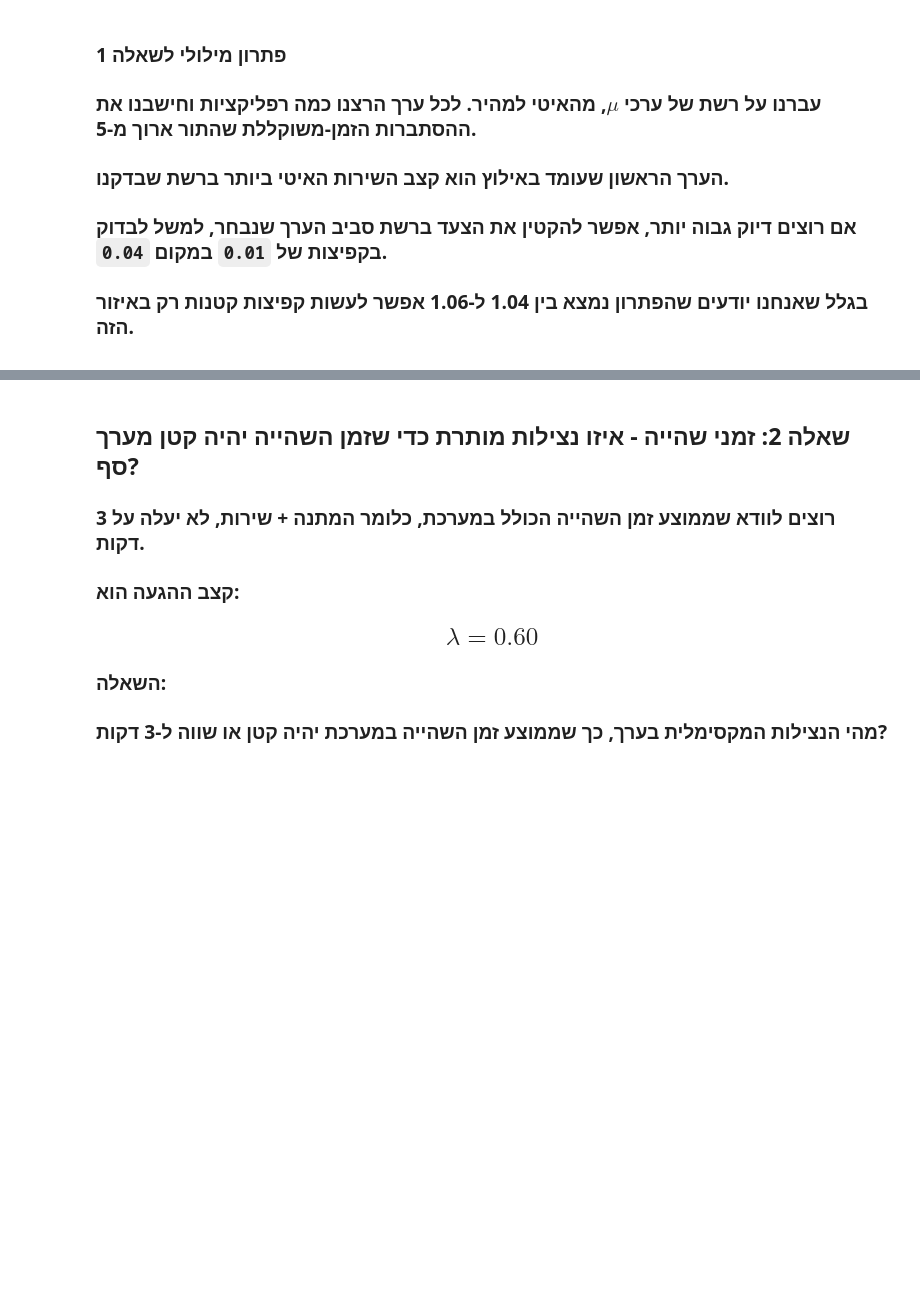
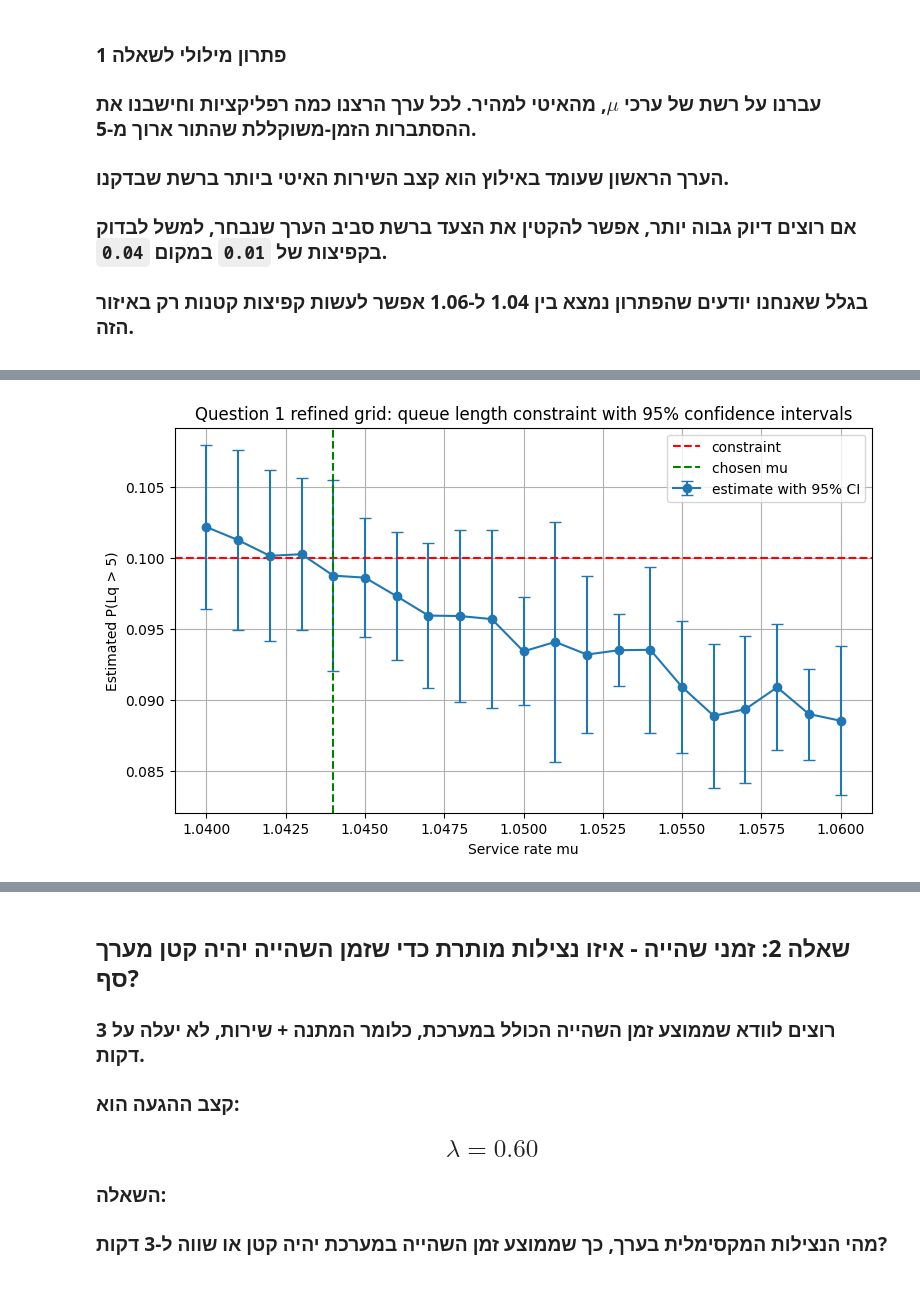
Before and after one commit to eliransher/sim_course, a Jupyter notebook: class_exersize/5_queue_analysis.ipynb, the cells around one changed output, grey strips where cells are left out. Drawn from its saved outputs; the diff is of its cells as text; code cells hidden in the pictures; blank space fills up the shorter version.

```diff
--- a/class_exersize/5_queue_analysis.ipynb
+++ b/class_exersize/5_queue_analysis.ipynb
@@ -449,0 +611,92 @@ question_1_refined_df
+# %%
+from tqdm import tqdm
+
+num_customers = 500_000
+
+service_rate_grid = np.round(np.arange(1.04, 1.061, 0.001), 5)
+
+question_1_refined_results = []
+rng = np.random.default_rng(10_000)
+Q_1_refined_sim_1 = None
+
+for service_rate in service_rate_grid:
+    if service_rate <= arrival_rate:
+        continue
+
+    replication_rows = []
+
+    for replication in tqdm(range(10)):
+        inter_arrival_times = rng.exponential(scale=1 / arrival_rate, size=num_customers)
+        service_times = rng.exponential(scale=1 / service_rate, size=num_customers)
+
+        waiting_times, sojourn_times, queue_length_distribution, number_in_system_distribution = simulate_single_server_queue_from_times(
+            inter_arrival_times=inter_arrival_times,
+            service_times=service_times,
+        )
+
+        if len(queue_length_distribution) <= queue_threshold + 1:
+            p_queue_above_threshold = 0.0
+        else:
+            p_queue_above_threshold = float(np.sum(queue_length_distribution[queue_threshold + 1:]))
+
+        replication_rows.append({
+            'p_queue_above_threshold': p_queue_above_threshold,
+            'p_queue_at_most_threshold': 1 - p_queue_above_threshold,
+        })
+
+    result = {}
+    for key in replication_rows[0]:
+        values = np.array([row[key] for row in replication_rows], dtype=float)
+        result[key] = float(np.mean(values))
+        result[key + '_std'] = float(np.std(values, ddof=1))
+
+    result['arrival_rate'] = float(arrival_rate)
+    result['service_rate'] = float(service_rate)
+    result['mean_service_time'] = float(1 / service_rate)
+    result['utilization'] = float(arrival_rate / service_rate)
+    result['num_customers'] = num_customers
+    result['num_replications'] = 3
+
+    question_1_refined_results.append(result)
+
+question_1_refined_df = pd.DataFrame(question_1_refined_results)[[
+    'service_rate',
+    'mean_service_time',
+    'utilization',
+    'p_queue_above_threshold',
+    'p_queue_at_most_threshold',
+]].round(4)
+
+feasible_q1_refined = [
+    row for row in question_1_refined_results
+    if row['p_queue_above_threshold'] <= max_probability_queue_too_long
+]
+chosen_q1_refined = feasible_q1_refined[0]
+
+# 95% confidence interval for each service rate, based on the 3 replications.
+from scipy import stats
+num_replications_refined = 3
+t_value_refined = stats.t.ppf(0.975, df=num_replications_refined - 1)
+refined_stds = np.array([row['p_queue_above_threshold_std'] for row in question_1_refined_results])
+refined_half_widths = t_value_refined * refined_stds / np.sqrt(num_replications_refined)
+
+plt.figure()
+plt.errorbar(
+    [row['service_rate'] for row in question_1_refined_results],
+    [row['p_queue_above_threshold'] for row in question_1_refined_results],
+    yerr=refined_half_widths,
+    marker='o',
+    capsize=4,
+    label='estimate with 95% CI',
+)
+plt.axhline(max_probability_queue_too_long, color='red', linestyle='--', label='constraint')
+plt.axvline(chosen_q1_refined['service_rate'], color='green', linestyle='--', label='chosen mu')
+plt.xlabel('Service rate mu')
+plt.ylabel('Estimated P(Lq > 5)')
+plt.title('Question 1 refined grid: queue length constraint with 95% confidence intervals')
+plt.legend()
+plt.show()
+
+question_1_refined_df
+# %% [output]
+[figure, added]
```
Also changed, not shown: parts of 10 cells of this notebook, 2 other files.
